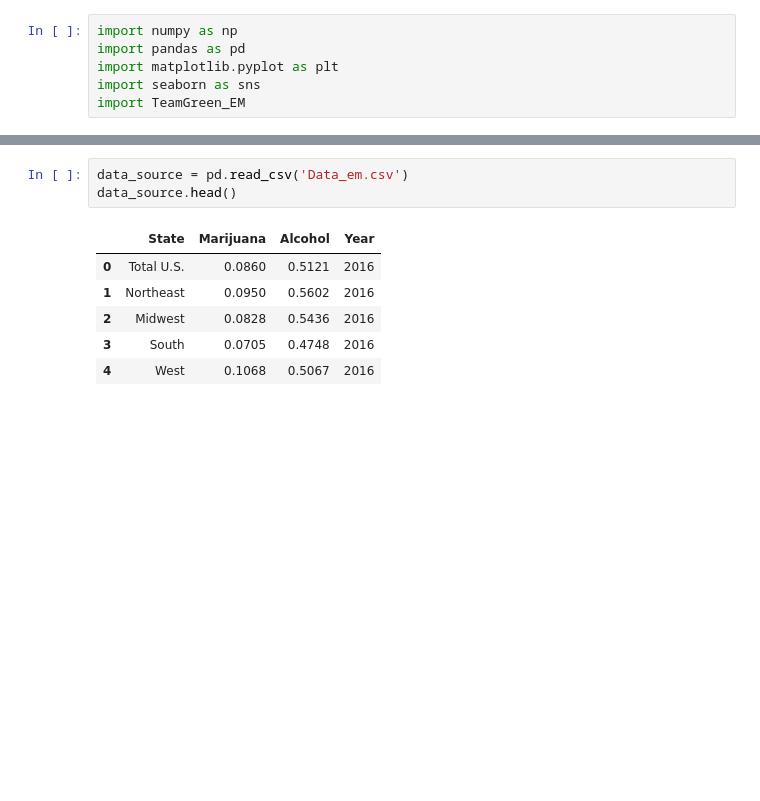
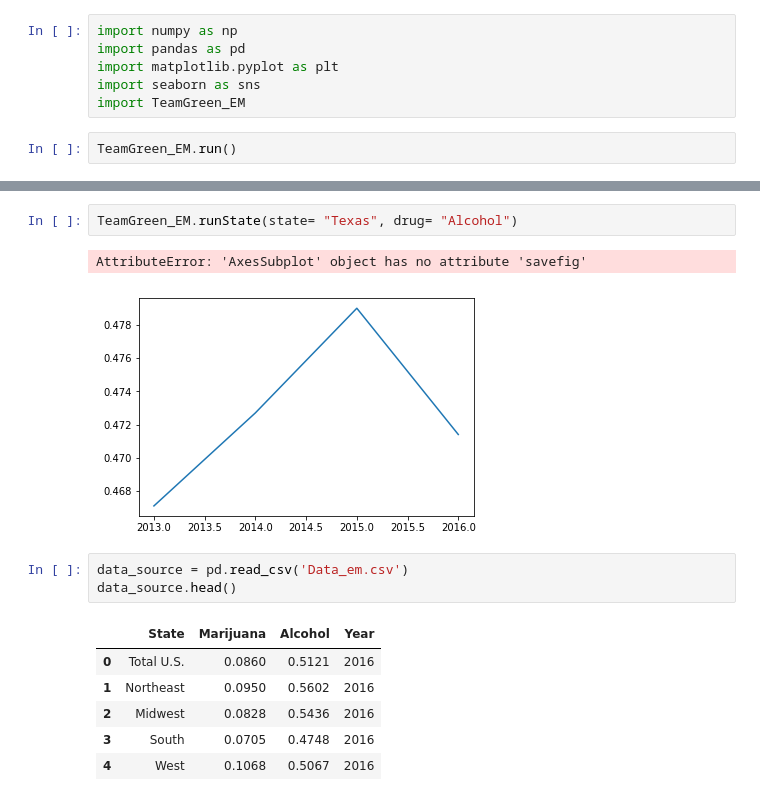
Before and after one commit to macGitHub1/TeamGreens, a Jupyter notebook: TeamGreen_EM.ipynb, the cells around one changed output, grey strips where cells are left out. Saved outputs shown, nothing was run; the diff lists cells and outputs as text; blank space fills up the shorter version.

```diff
--- a/TeamGreen_EM.ipynb
+++ b/TeamGreen_EM.ipynb
@@ -4,3 +4,5 @@ import pandas as pd
 import matplotlib.pyplot as plt
 import seaborn as sns
 import TeamGreen_EM
+# %%
+TeamGreen_EM.run()
@@ -7,3 +11,8 @@ import TeamGreen_EM
+# %%
+TeamGreen_EM.runState(state= "Texas", drug= "Alcohol")
+# %% [output]
+AttributeError: 'AxesSubplot' object has no attribute 'savefig'
+[figure, added]
 # %%
 data_source = pd.read_csv('Data_em.csv')
 data_source.head()
```
Also changed, not shown: parts of 1 cell of this notebook, 1 other file.
